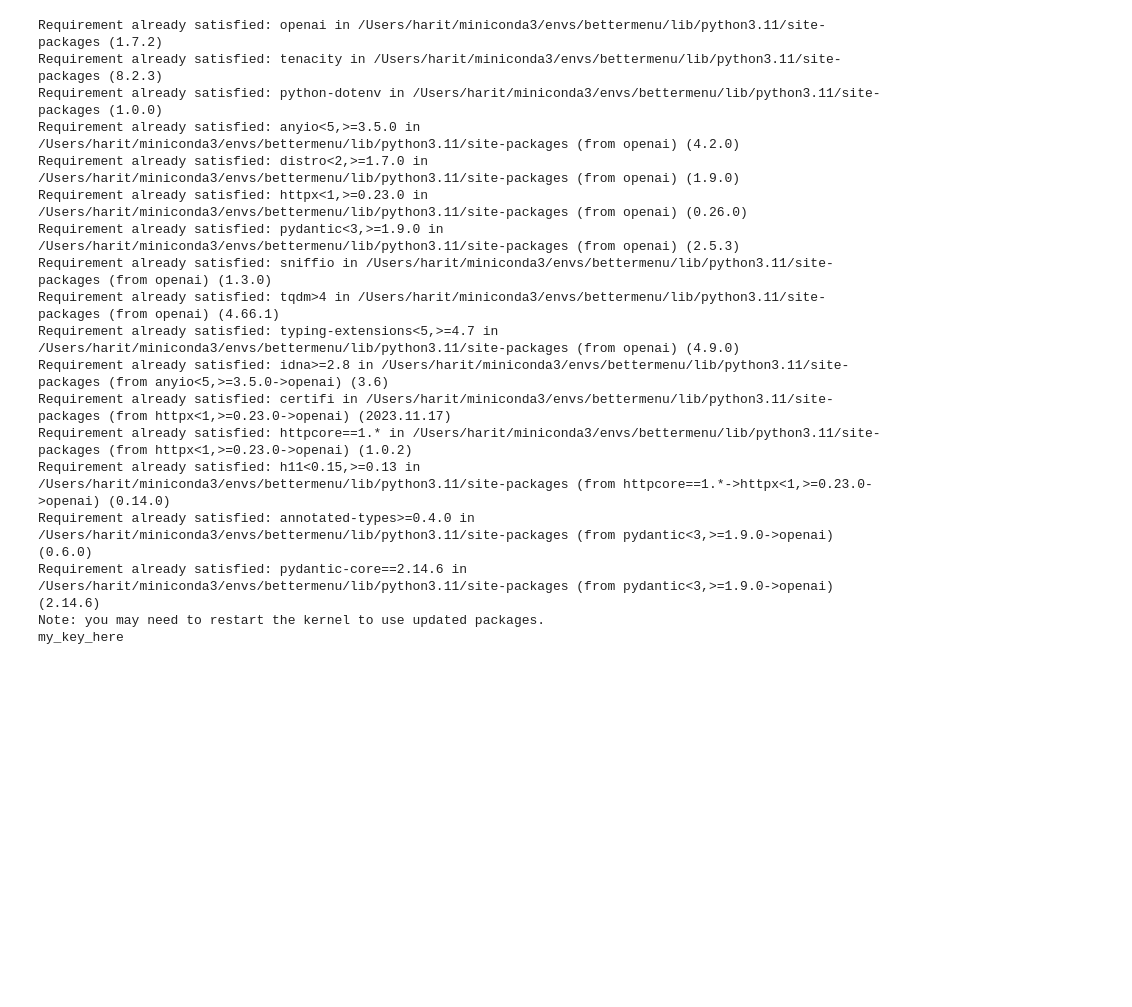
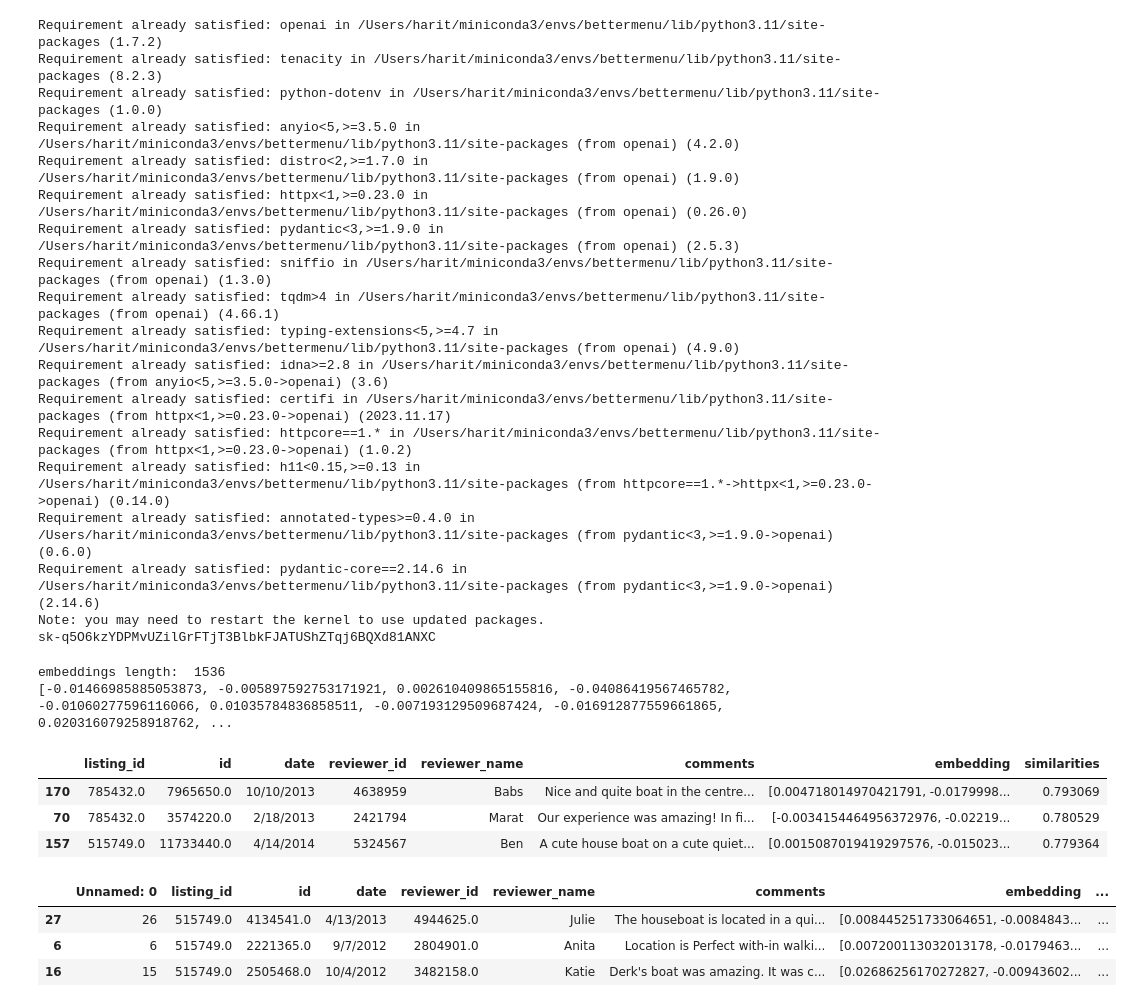
Before and after one commit to hhimanshu/ps-openai-embeddings-api, a Jupyter notebook: embeddings-file.ipynb, the cells around one changed output. Cells and saved outputs as stored; diff of their text form; code cells hidden in the pictures; blank space fills up the shorter version.

Commit message:
finish part to save embeddings to file and search from it

```diff
--- a/embeddings-file.ipynb
+++ b/embeddings-file.ipynb
@@ -48,10 +41,11 @@ load_dotenv()
 
 print(os.getenv("OPENAI_API_KEY"))
 @retry(wait=wait_random_exponential(min=1, max=20), stop=stop_after_attempt(6))
-def get_embedding(text: str, model="text-similarity-davinci-001", **kwargs) -> List[float]:
+def get_embedding(text: str, model, **kwargs) -> List[float]:
 
     # replace newlines, which can negatively affect performance.
     text = text.replace("\n", " ")
+    text = text.replace("<br/>", " ")
 
     response = openai.embeddings.create(input=[text], model=model, **kwargs)
 
@@ -74,4 +68,54 @@ Requirement already satisfied: h11<0.15,>=0.13 in /Users/harit/miniconda3/envs/b
 Requirement already satisfied: annotated-types>=0.4.0 in /Users/harit/miniconda3/envs/bettermenu/lib/python3.11/site-packages (from pydantic<3,>=1.9.0->openai) (0.6.0)
 Requirement already satisfied: pydantic-core==2.14.6 in /Users/harit/miniconda3/envs/bettermenu/lib/python3.11/site-packages (from pydantic<3,>=1.9.0->openai) (2.14.6)
 Note: you may need to restart the kernel to use updated packages.
-my_key_here
+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
+# %%
+text="great location!"
+model="text-embedding-ada-002"
+embedding=get_embedding(text, model)
+
+print("embeddings length: ", len(embedding))
+print(embedding)
+# %% [output]
+embeddings length:  1536
+[-0.01466985885053873, -0.005897592753171921, 0.002610409865155816, -0.04086419567465782, -0.01060277596116066, 0.01035784836858511, -0.007193129509687424, -0.016912877559661865, 0.020316079258918762, ...
+# %%
+model="text-embedding-ada-002"
+df["embedding"] = df.comments.apply(lambda x: get_embedding(x, model=model))
+df.to_csv("data/output/reviews-embeddings.csv")
+# %%
+import numpy as np
+
+def cosine_similarity(a, b):
+    return np.dot(a, b) / (np.linalg.norm(a) * np.linalg.norm(b))
+
+def search_reviews(df, review_description, n=3, pprint=True):
+   embedding = get_embedding(review_description, model='text-embedding-ada-002')
+   df['similarities'] = df.embedding.apply(lambda x: cosine_similarity(x, embedding))
+   res = df.sort_values('similarities', ascending=False).head(n)
+   return res
+# %%
+results = search_reviews(df, "coffee")
+
+results.head()
+# %% [output]
+|  | listing_id | id | date | reviewer_id | reviewer_name | comments | embedding | similarities |
+| 170 | 785432.0 | 7965650.0 | 10/10/2013 | 4638959 | Babs | Nice and quite boat in the centre... | [0.004718014970421791, -0.0179998... | 0.793069 |
+| 70 | 785432.0 | 3574220.0 | 2/18/2013 | 2421794 | Marat | Our experience was amazing! In fi... | [-0.0034154464956372976, -0.02219... | 0.780529 |
+| 157 | 515749.0 | 11733440.0 | 4/14/2014 | 5324567 | Ben | A cute house boat on a cute quiet... | [0.0015087019419297576, -0.015023... | 0.779364 |
+# %%
+import pandas as pd
+import numpy as np
+from ast import literal_eval
+
+df_from_file = pd.read_csv('data/output/reviews-embeddings.csv')
+df_from_file = df_from_file.dropna()
+df_from_file["embedding"] = df_from_file.embedding.apply(literal_eval).apply(np.array)
+
+results = search_reviews(df_from_file, "walkable")
+results.head()
+# %% [output]
+|  | Unnamed: 0 | listing_id | id | date | reviewer_id | reviewer_name | comments | embedding | ... |
+| 27 | 26 | 515749.0 | 4134541.0 | 4/13/2013 | 4944625.0 | Julie | The houseboat is located in a qui... | [0.008445251733064651, -0.0084843... | ... |
+| 6 | 6 | 515749.0 | 2221365.0 | 9/7/2012 | 2804901.0 | Anita | Location is Perfect with-in walki... | [0.007200113032013178, -0.0179463... | ... |
+| 16 | 15 | 515749.0 | 2505468.0 | 10/4/2012 | 3482158.0 | Katie | Derk's boat was amazing. It was c... | [0.02686256170272827, -0.00943602... | ... |
```
Also changed, not shown: parts of 2 cells of this notebook, 5 other files.
